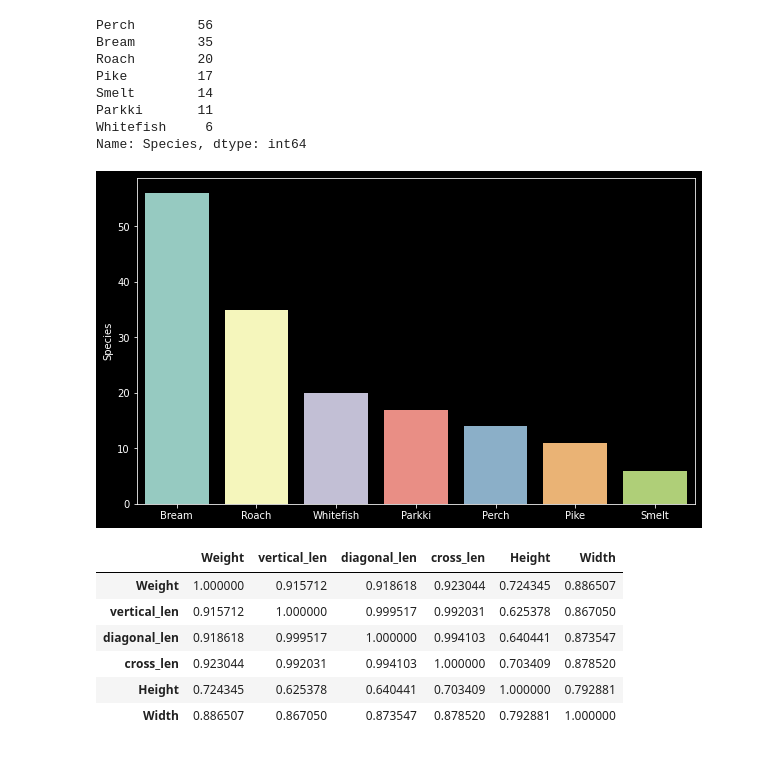
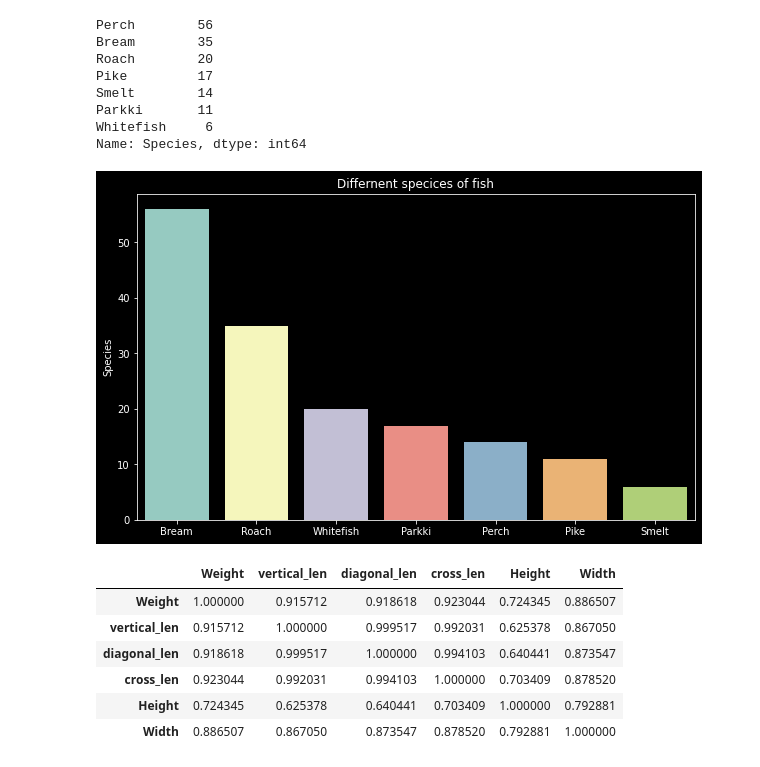
Before and after one commit to dasdebjeet/data_science, a Jupyter notebook: practice/fish_data/model.ipynb, the cells around one changed output. Saved outputs shown, nothing was run; the diff lists cells and outputs as text; code cells hidden in the pictures.

Commit message:
Updated -- Updated the code in fish_data in practice folder

```diff
--- a/practice/Untitled.ipynb
+++ b/practice/fish_data/model.ipynb
@@ -5,7 +11,7 @@ import matplotlib.pyplot as plt
 
 plt.style.use("dark_background")
 # %%
-df = pd.read_csv("../practice/practice_datasets/fish_specices.csv")
+df = pd.read_csv("fish_specices.csv")
 df.sample(5)
 # %% [output]
 |  | Species | Weight | Length1 | Length2 | Length3 | Height | Width |
@@ -74,11 +80,12 @@ Name: Species, dtype: int64
 # %%
 import seaborn as sns
 plt.figure(figsize=(10, 6))
 
 sns.barplot(data=df, x=df["Species"].unique(), y=df["Species"].value_counts())
+plt.title("Differnent specices of fish")
 plt.show()
 # %% [output]
-[figure, old version]
+[figure, new version]
 # %%
 df.corr()
 # %% [output]
```
Also changed, not shown: parts of 29 cells of this notebook, 1 other file.
